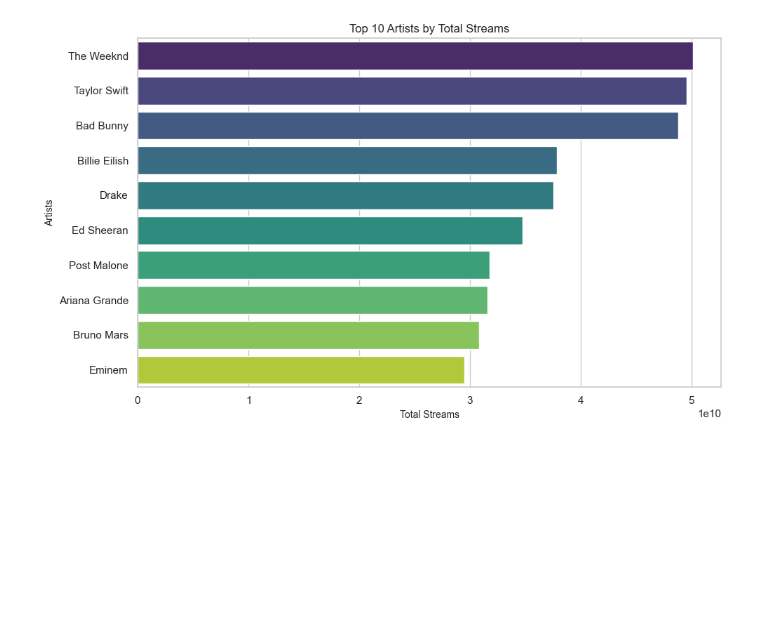
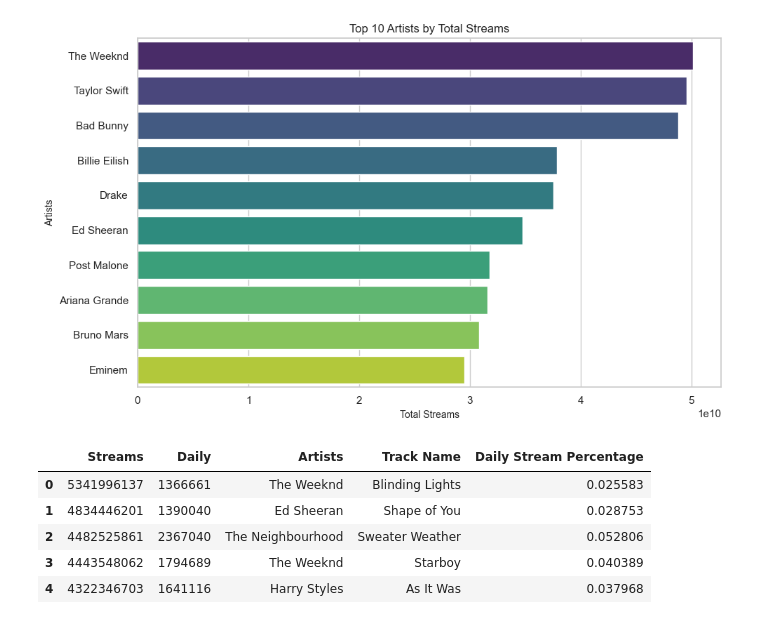
Before and after one commit to CalvenWong2004/spotify-trends, a Jupyter notebook: data-filtering.ipynb, the cells around one changed output. Saved outputs shown, nothing was run; the diff lists cells and outputs as text; code cells hidden in the pictures; blank space fills up the shorter version.

```diff
--- a/data-filtering.ipynb
+++ b/data-filtering.ipynb
@@ -117,3 +117,14 @@ Passing `palette` without assigning `hue` is deprecated and will be removed in v
 
   sns.barplot(x=top_artists.values, y=top_artists.index, palette="viridis")
 [figure]
+# %%
+df["Daily Stream Percentage"] = (df["Daily"] / df["Streams"]) * 100
+
+df.head()
+# %% [output]
+|  | Streams | Daily | Artists | Track Name | Daily Stream Percentage |
+| 0 | 5341996137 | 1366661 | The Weeknd | Blinding Lights | 0.025583 |
+| 1 | 4834446201 | 1390040 | Ed Sheeran | Shape of You | 0.028753 |
+| 2 | 4482525861 | 2367040 | The Neighbourhood | Sweater Weather | 0.052806 |
+| 3 | 4443548062 | 1794689 | The Weeknd | Starboy | 0.040389 |
+| 4 | 4322346703 | 1641116 | Harry Styles | As It Was | 0.037968 |
```
Also changed, not shown: 7 other files.
